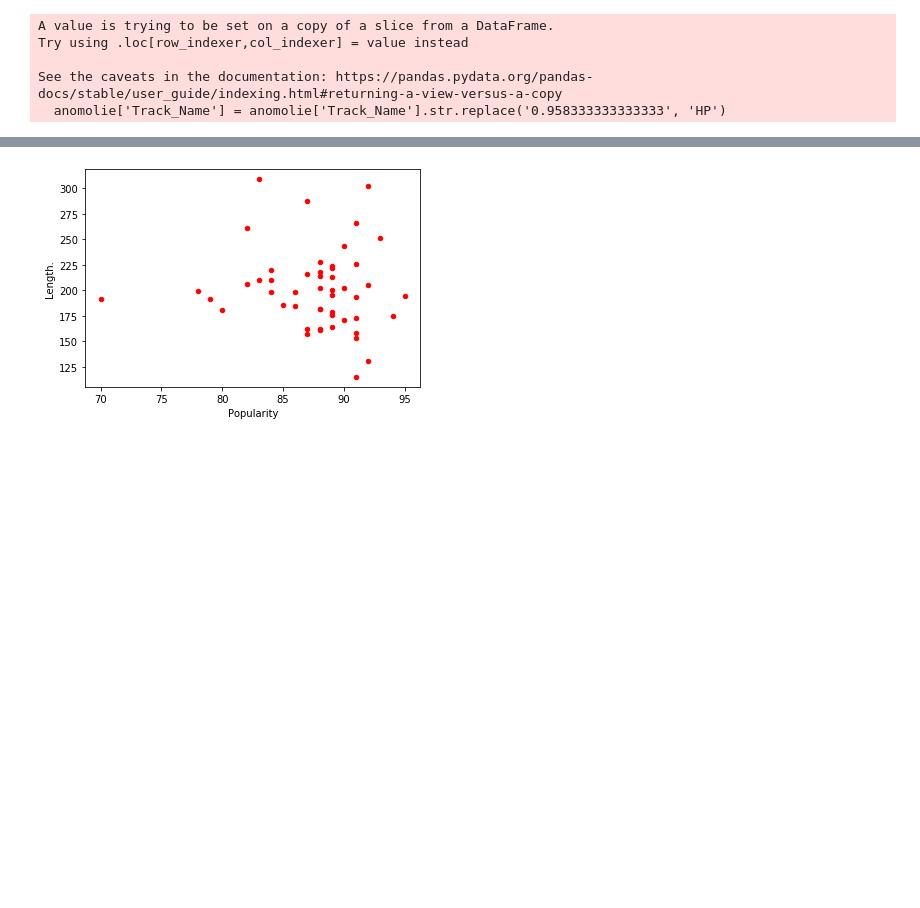
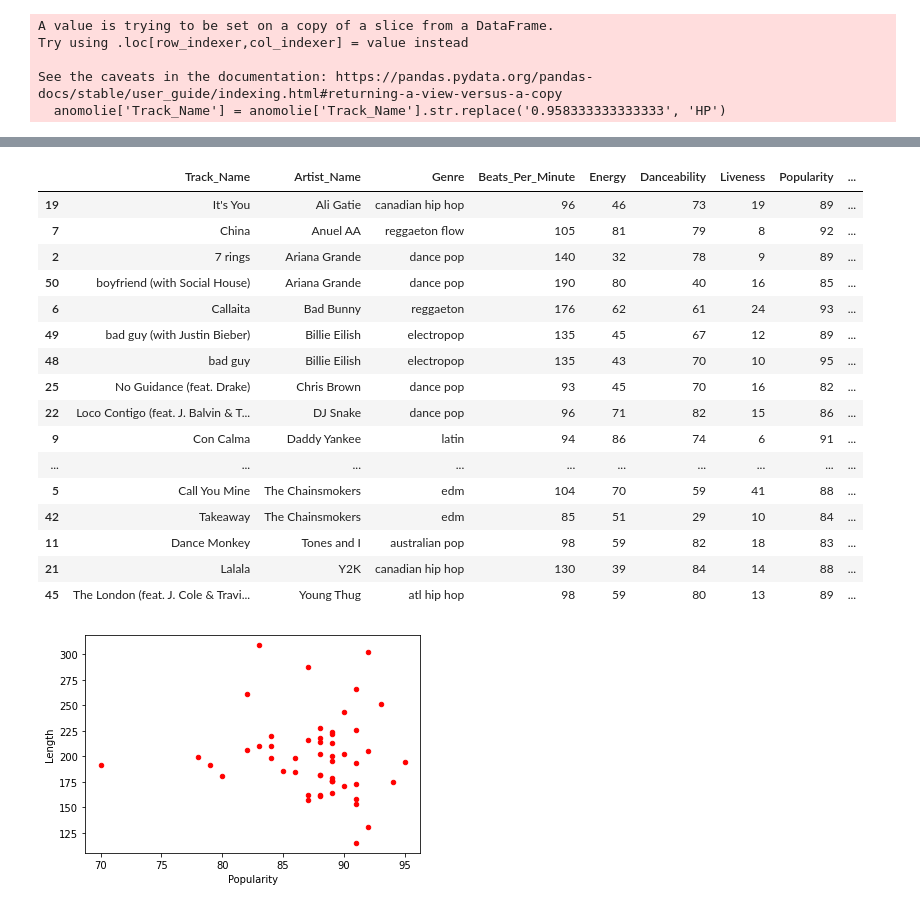
Before and after one commit to davelotito/Personal_Projects, a Jupyter notebook: Spotify Project/Spotify_Project_Popular_Songs.ipynb, the cells around one changed output, grey strips where cells are left out. Drawn from its saved outputs; the diff is of its cells as text; code cells hidden in the pictures; blank space fills up the shorter version.

```diff
--- a/Spotify Project/Spotify_Project_Popular_Songs.ipynb
+++ b/Spotify Project/Spotify_Project_Popular_Songs.ipynb
@@ -146,4 +157,22 @@ spotify_data.sort_values('Popularity', ascending=False)
 # %%
-spotify_data.sort_values(by='Artist.Name',ascending=True)
-spotify_data.drop(columns=['Loudness..dB..'],inplace=True)
+spotify_data.sort_values(by='Artist_Name',ascending=True)
+# spotify_data.drop(columns=['Loudness_dB'],inplace=True)
+# %% [output]
+|  | Track_Name | Artist_Name | Genre | Beats_Per_Minute | Energy | Danceability | Liveness | Popularity | ... |
+| 19 | It's You | Ali Gatie | canadian hip hop | 96 | 46 | 73 | 19 | 89 | ... |
+| 7 | China | Anuel AA | reggaeton flow | 105 | 81 | 79 | 8 | 92 | ... |
+| 2 | 7 rings | Ariana Grande | dance pop | 140 | 32 | 78 | 9 | 89 | ... |
+| 50 | boyfriend (with Social House) | Ariana Grande | dance pop | 190 | 80 | 40 | 16 | 85 | ... |
+| 6 | Callaita | Bad Bunny | reggaeton | 176 | 62 | 61 | 24 | 93 | ... |
+| 49 | bad guy (with Justin Bieber) | Billie Eilish | electropop | 135 | 45 | 67 | 12 | 89 | ... |
+| 48 | bad guy | Billie Eilish | electropop | 135 | 43 | 70 | 10 | 95 | ... |
+| 25 | No Guidance (feat. Drake) | Chris Brown | dance pop | 93 | 45 | 70 | 16 | 82 | ... |
+| 22 | Loco Contigo (feat. J. Balvin & T... | DJ Snake | dance pop | 96 | 71 | 82 | 15 | 86 | ... |
+| 9 | Con Calma | Daddy Yankee | latin | 94 | 86 | 74 | 6 | 91 | ... |
+| ... | ... | ... | ... | ... | ... | ... | ... | ... | ... |
+| 5 | Call You Mine | The Chainsmokers | edm | 104 | 70 | 59 | 41 | 88 | ... |
+| 42 | Takeaway | The Chainsmokers | edm | 85 | 51 | 29 | 10 | 84 | ... |
+| 11 | Dance Monkey | Tones and I | australian pop | 98 | 59 | 82 | 18 | 83 | ... |
+| 21 | Lalala | Y2K | canadian hip hop | 130 | 39 | 84 | 14 | 88 | ... |
+| 45 | The London (feat. J. Cole & Travi... | Young Thug | atl hip hop | 98 | 59 | 80 | 13 | 89 | ... |
 # %%
```
Also changed, not shown: parts of 10 cells of this notebook.
